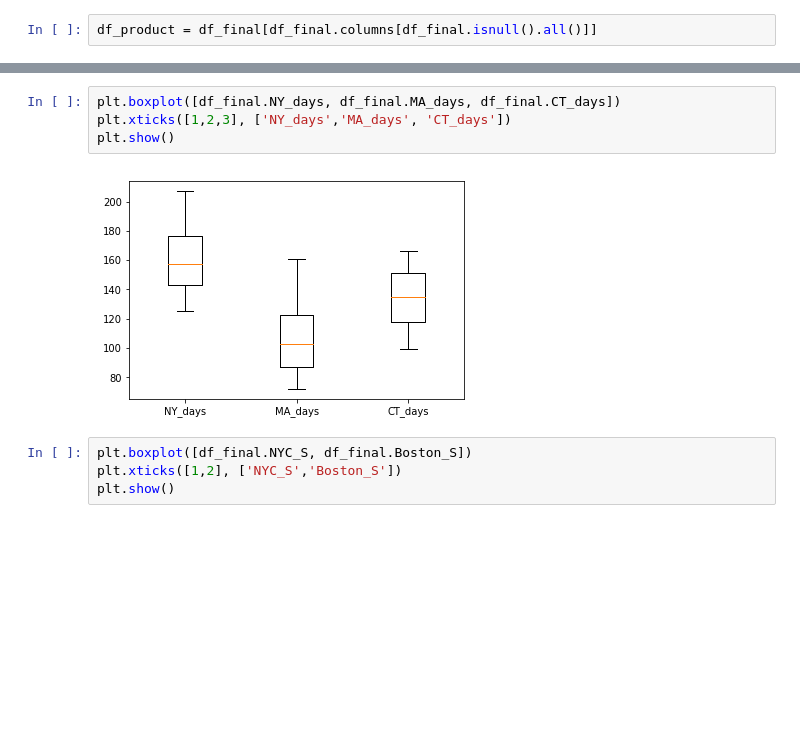
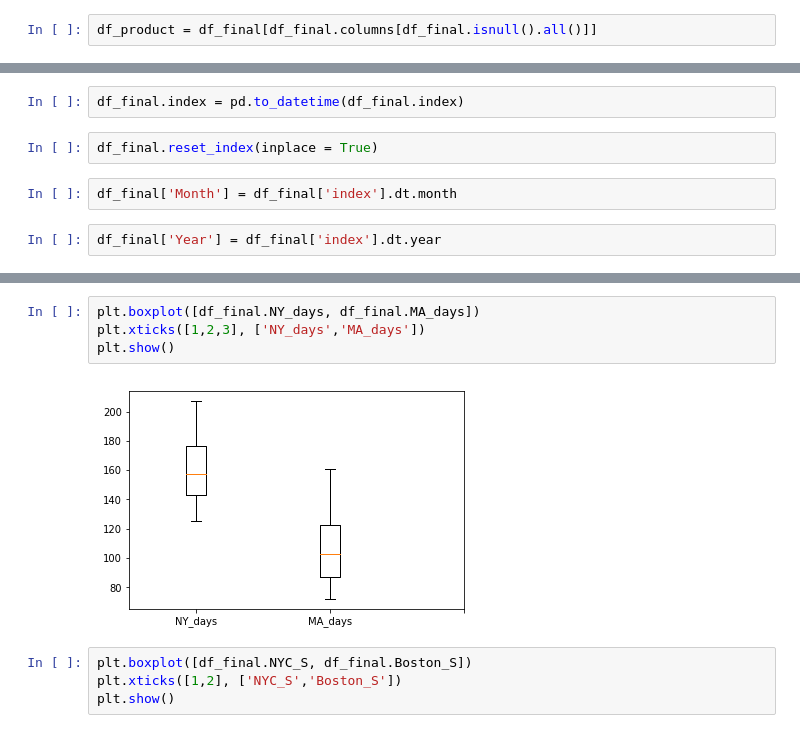
Before and after one commit to irenebratsis/Thinkful, a Jupyter notebook: 42.ipynb, the cells around one changed output, grey strips where cells are left out. Cells and saved outputs as stored; diff of their text form; blank space fills up the shorter version.

```diff
--- a/42.ipynb
+++ b/42.ipynb
@@ -393,0 +392,8 @@ df_final.shape
+# %%
+df_final.index = pd.to_datetime(df_final.index)
+# %%
+df_final.reset_index(inplace = True)
+# %%
+df_final['Month'] = df_final['index'].dt.month
+# %%
+df_final['Year'] = df_final['index'].dt.year
@@ -428,9 +444,9 @@ plt.show()
 # %%
-plt.boxplot([df_final.NY_days, df_final.MA_days, df_final.CT_days])
-plt.xticks([1,2,3], ['NY_days','MA_days', 'CT_days'])
+plt.boxplot([df_final.NY_days, df_final.MA_days])
+plt.xticks([1,2,3], ['NY_days','MA_days'])
 plt.show()
 # %% [output]
-[figure, old version]
+[figure, new version]
 # %%
 plt.boxplot([df_final.NYC_S, df_final.Boston_S])
 plt.xticks([1,2], ['NYC_S','Boston_S'])
```
Also changed, not shown: parts of 60 cells of this notebook.
